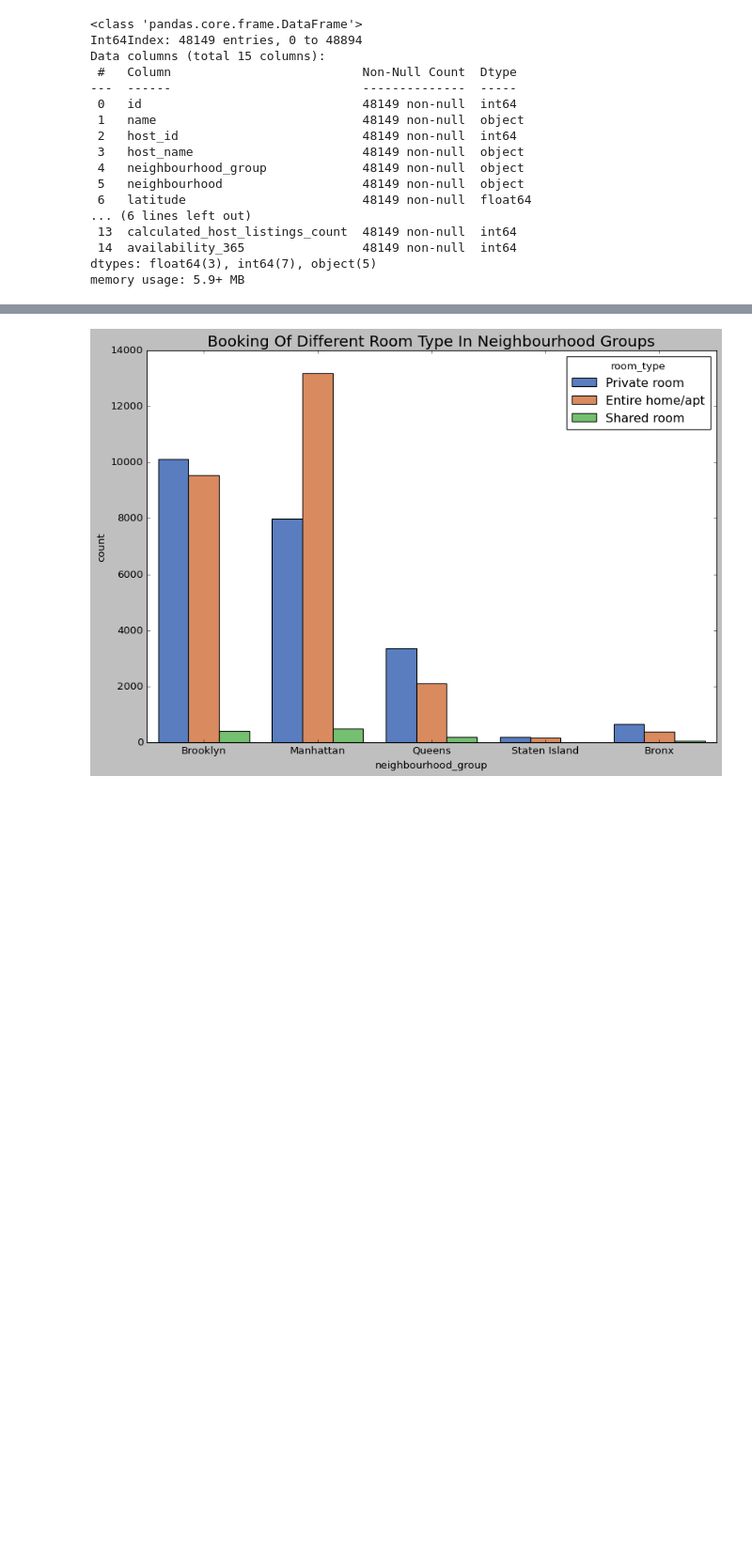
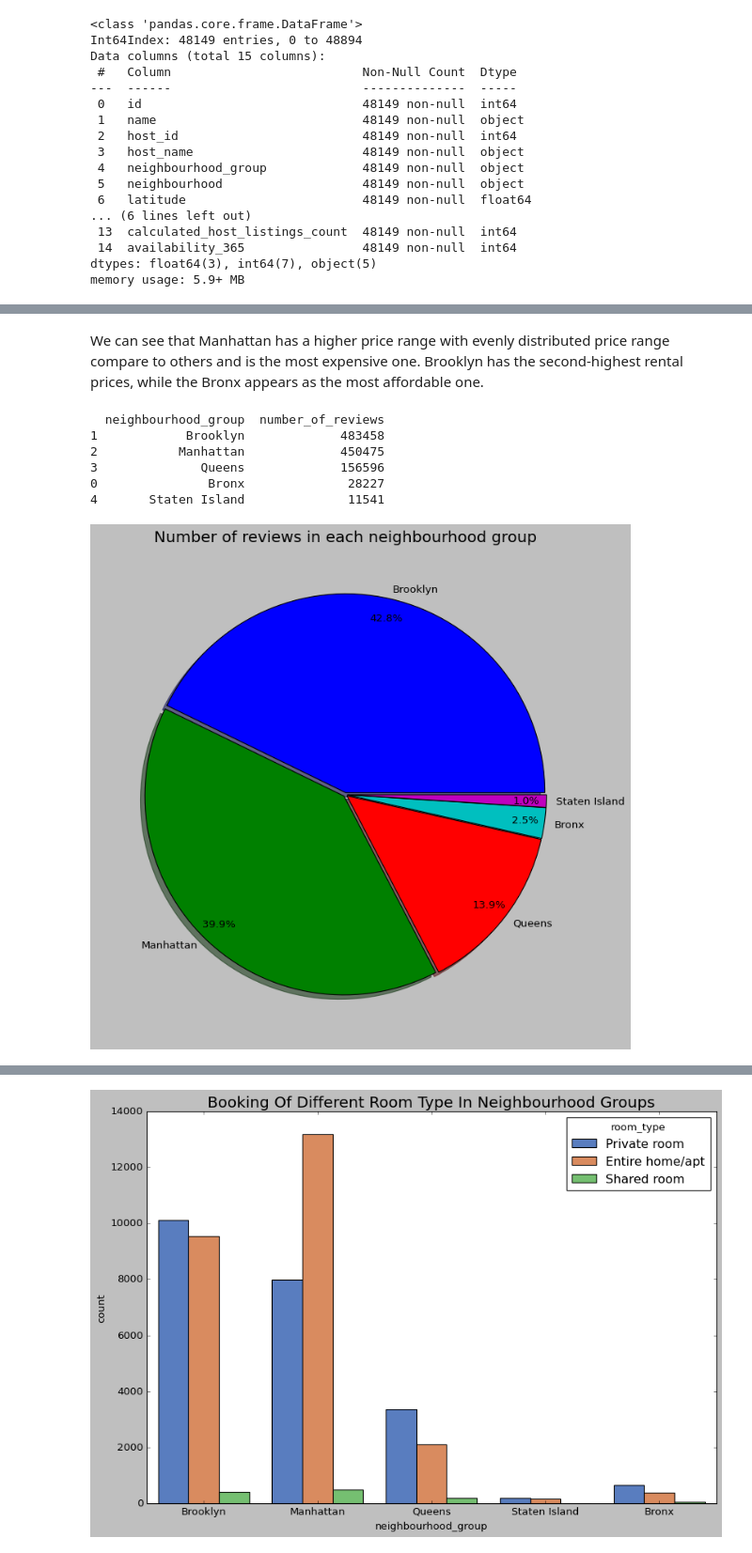
Before and after one commit to RajaChowdhury/Airbnb-Bookings-Analysis, a Jupyter notebook: MY_Airbnb_Bookings_Analysis_Capstone_Project.ipynb, the cells around one changed output, grey strips where cells are left out. Shown at 94% size. Saved outputs shown, nothing was run; the diff lists cells and outputs as text; code cells hidden in the pictures; blank space fills up the shorter version.

```diff
--- a/MY_Airbnb_Bookings_Analysis_Capstone_Project.ipynb
+++ b/MY_Airbnb_Bookings_Analysis_Capstone_Project.ipynb
@@ -497,0 +437,21 @@ plt.show()
+# %% [markdown]
+We can see that Manhattan has a higher price range with evenly distributed price range compare to others and is the most expensive one. Brooklyn has the second-highest rental prices, while the Bronx appears as the most affordable one.
+# %%
+# Checking neighbourhood group which has More number of reviews.
+areas_reviews = df.groupby(['neighbourhood_group'])['number_of_reviews'].aggregate(np.sum).reset_index().sort_values('number_of_reviews', ascending = False)
+print(areas_reviews)
+
+# Lets Visualise the number of reviews in each neighbourhood group using pie chart.
+plt.rcParams['figure.figsize'] = (15,10)
+reviews = areas_reviews['number_of_reviews']
+plt.pie(reviews, labels = areas_reviews['neighbourhood_group'], autopct ='%0.1f%%', startangle =0,pctdistance=.9,labeldistance=1.05, explode = [0.01,0.01,0.01,0.01,0.01], shadow = True )
+plt.title('Number of reviews in each neighbourhood group', {'fontsize': 18})
+plt.show()
+# %% [output]
+  neighbourhood_group  number_of_reviews
+1            Brooklyn             483458
+2           Manhattan             450475
+3              Queens             156596
+0               Bronx              28227
+4       Staten Island              11541
+[figure, added]
```
Also changed, not shown: parts of 53 cells of this notebook.
